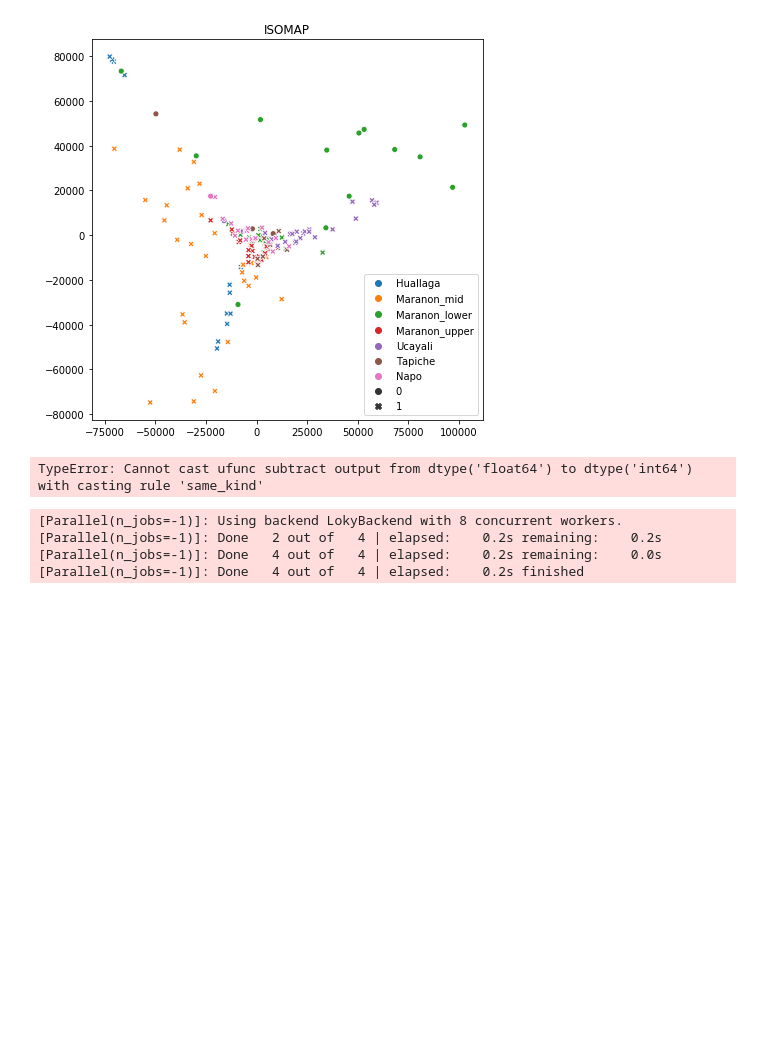
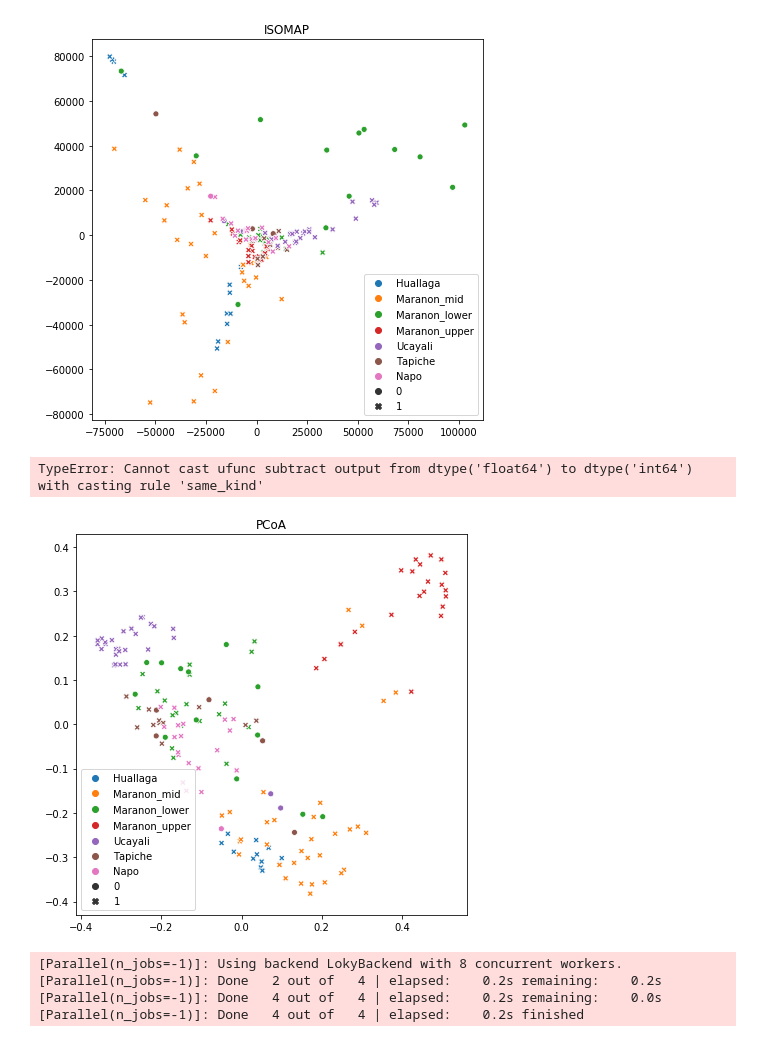
Before and after one commit to adamingas/amazon-rivers, a Jupyter notebook: UML.ipynb, the cells around one changed output. Drawn from its saved outputs; the diff is of its cells as text; code cells hidden in the pictures; blank space fills up the shorter version.

```diff
--- a/UML.ipynb
+++ b/UML.ipynb
@@ -81,6 +94,12 @@ print(X_lle[1])
 plotembedding(X_lle[0])
 # %% [output]
 TypeError: Cannot cast ufunc subtract output from dtype('float64') to dtype('int64') with casting rule 'same_kind'
+# %%
+X_bray =cdist(riverdf,riverdf,metric = "braycurtis")
+X_bio = skbio.stats.ordination.pcoa(X_bray)
+plotembedding(X_bio.samples.to_numpy(),title= "PCoA")
+# %% [output]
+[figure, added]
 # %%
 for i in ["braycurtis","canberra", "chebyshev", "cityblock", "cosine", "dice", "euclidean",
           "hamming", "jaccard", "jensenshannon", "kulsinski", "matching", "minkowski",
```
Also changed, not shown: parts of 6 cells of this notebook, 26 other files.
